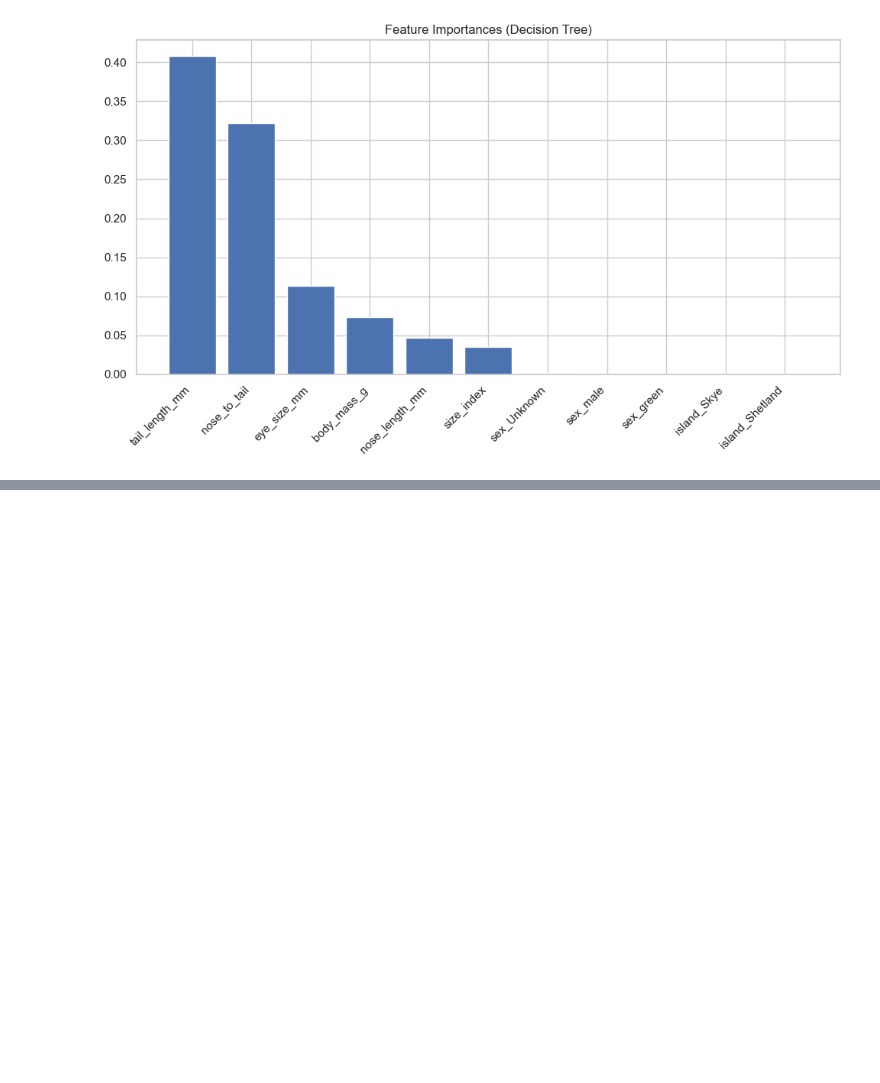
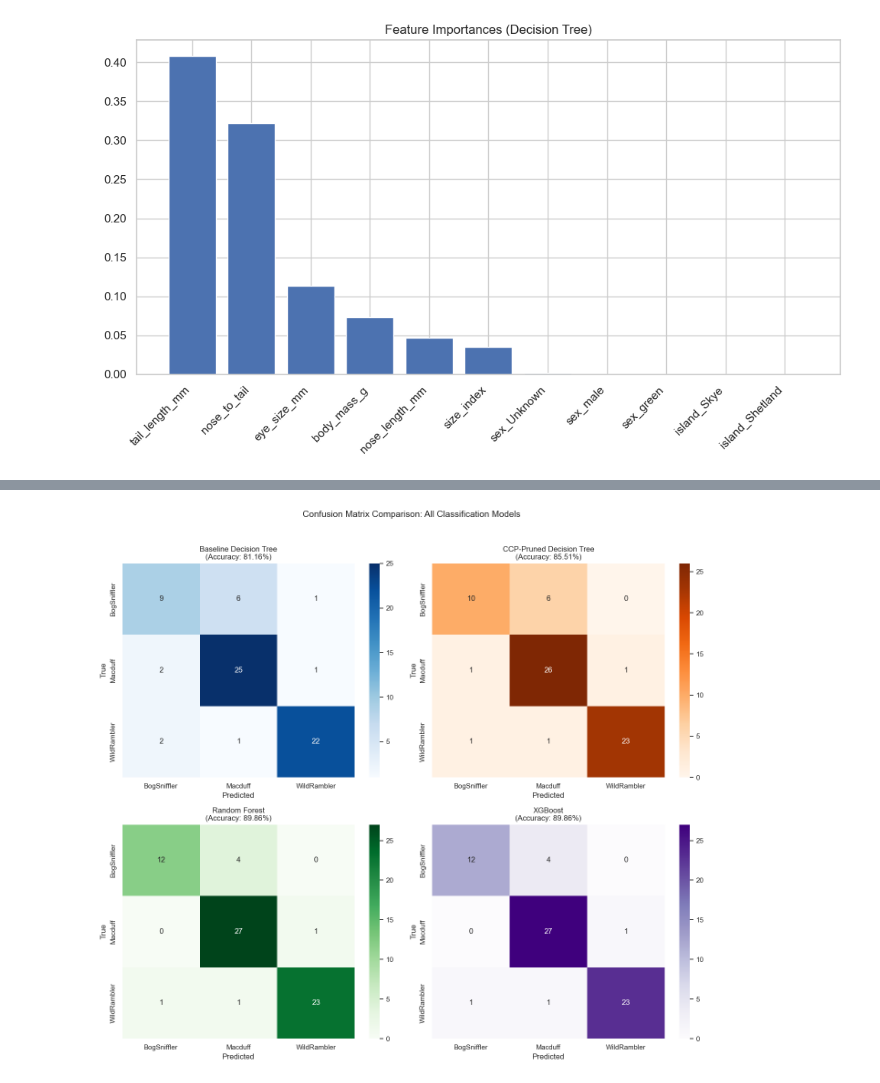
Before and after one commit to AhmedIkram05/haggis-predictive-modeling, a Jupyter notebook: ahmed-ikram.ipynb, the cells around one changed output, grey strips where cells are left out. Cells and saved outputs as stored; diff of their text form; code cells hidden in the pictures; blank space fills up the shorter version.

```diff
--- a/ahmed-ikram.ipynb
+++ b/ahmed-ikram.ipynb
@@ -785,0 +1068,43 @@ weighted avg       0.90      0.90      0.90        69
+# %%
+# ============================================================
+# 3.4.3 CONFUSION MATRIX COMPARISON
+# ============================================================
+fig, axes = plt.subplots(2, 2, figsize=(14, 12))
+
+# Baseline Decision Tree
+cm_baseline = confusion_matrix(y_test, y_pred_dt)
+sns.heatmap(cm_baseline, annot=True, fmt='d', cmap='Blues', ax=axes[0,0],
+            xticklabels=class_names, yticklabels=class_names)
+axes[0,0].set_title(f'Baseline Decision Tree\n(Accuracy: {accuracy_score(y_test, y_pred_dt):.2%})')
+axes[0,0].set_xlabel('Predicted')
+axes[0,0].set_ylabel('True')
+
+# CCP-Pruned Decision Tree
+cm_ccp = confusion_matrix(y_test, y_pred_ccp)
+sns.heatmap(cm_ccp, annot=True, fmt='d', cmap='Oranges', ax=axes[0,1],
+            xticklabels=class_names, yticklabels=class_names)
+axes[0,1].set_title(f'CCP-Pruned Decision Tree\n(Accuracy: {accuracy_score(y_test, y_pred_ccp):.2%})')
+axes[0,1].set_xlabel('Predicted')
+axes[0,1].set_ylabel('True')
+
+# Random Forest
+cm_rf = confusion_matrix(y_test, y_pred_rf)
+sns.heatmap(cm_rf, annot=True, fmt='d', cmap='Greens', ax=axes[1,0],
+            xticklabels=class_names, yticklabels=class_names)
+axes[1,0].set_title(f'Random Forest\n(Accuracy: {accuracy_score(y_test, y_pred_rf):.2%})')
+axes[1,0].set_xlabel('Predicted')
+axes[1,0].set_ylabel('True')
+
+# XGBoost
+cm_xgb = confusion_matrix(y_test, y_pred_xgb)
+sns.heatmap(cm_xgb, annot=True, fmt='d', cmap='Purples', ax=axes[1,1],
+            xticklabels=class_names, yticklabels=class_names)
+axes[1,1].set_title(f'XGBoost\n(Accuracy: {accuracy_score(y_test, y_pred_xgb):.2%})')
+axes[1,1].set_xlabel('Predicted')
+axes[1,1].set_ylabel('True')
+
+plt.suptitle('Confusion Matrix Comparison: All Classification Models', fontsize=14, y=1.02)
+plt.tight_layout()
+plt.show()
+# %% [output]
+[figure, added]
```
Also changed, not shown: parts of 25 cells of this notebook.
